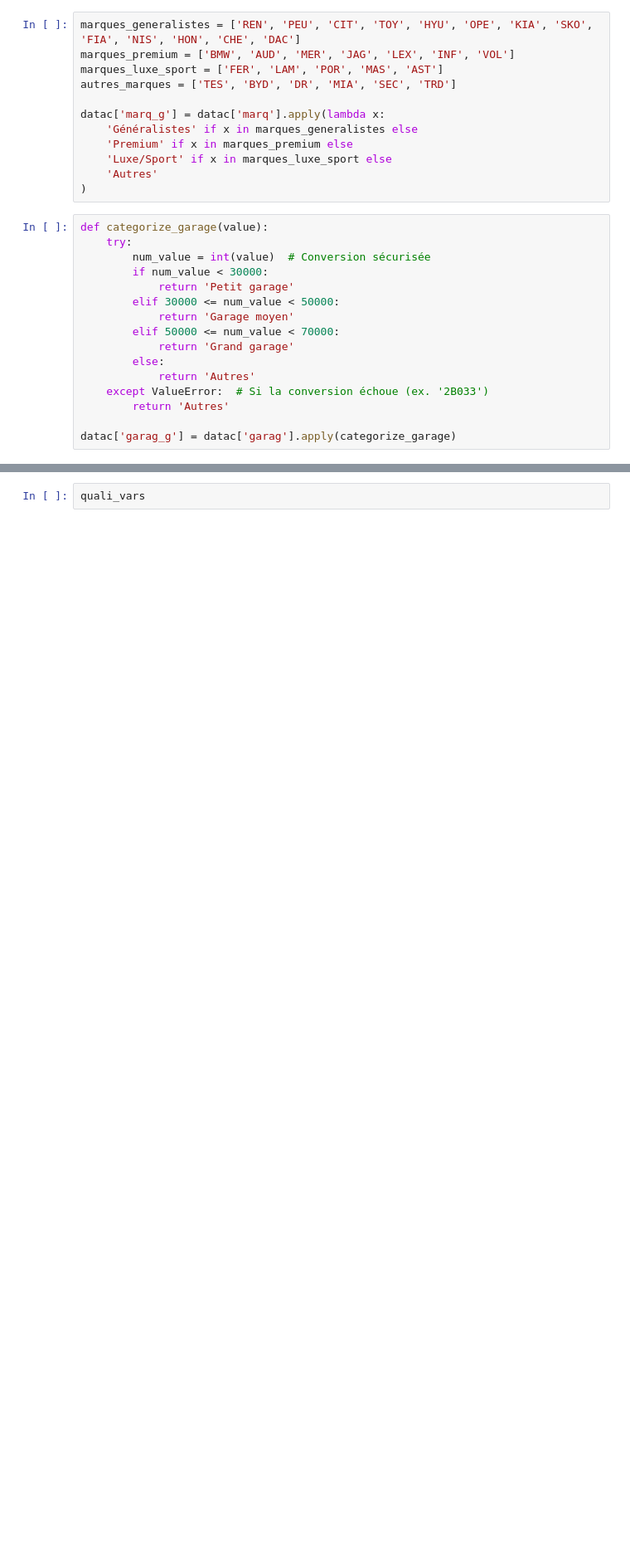
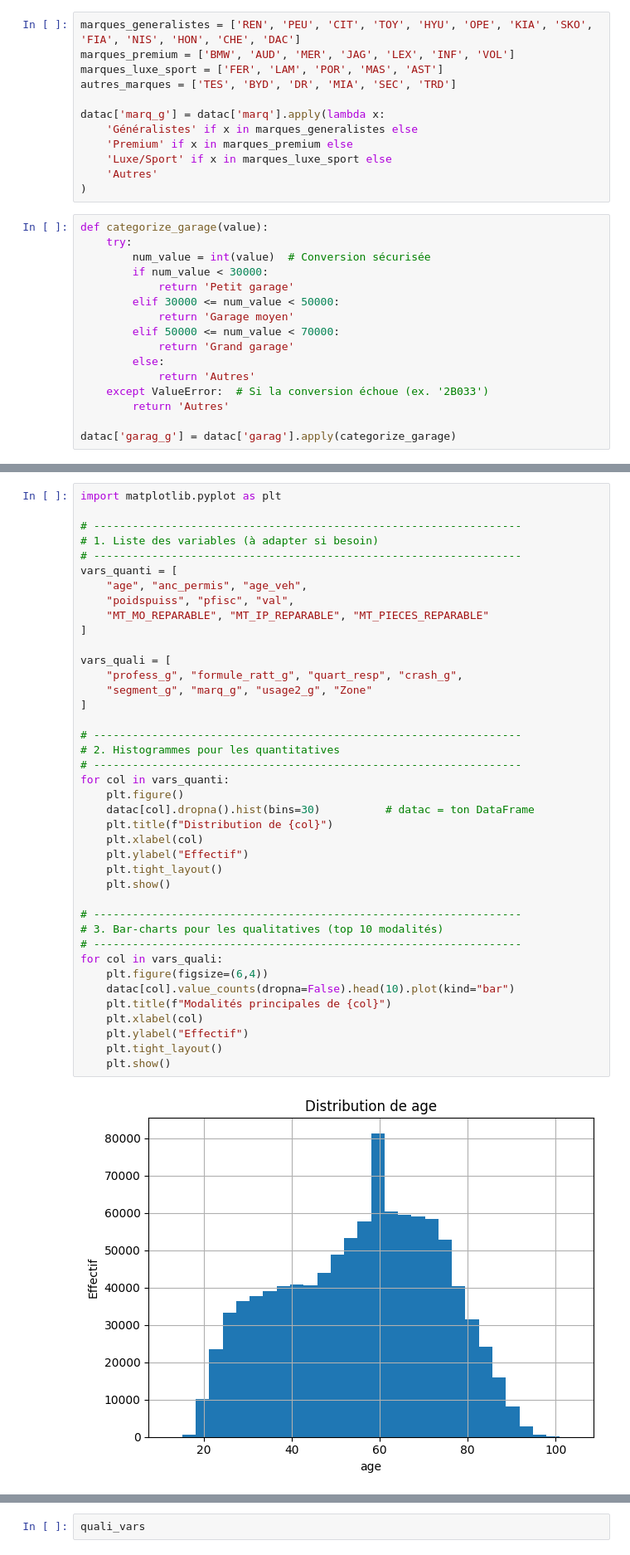
Before and after one commit to KUISSU/Exiom_Stage, a Jupyter notebook: Note_book/Recodage_variable.ipynb, the cells around one changed output, grey strips where cells are left out. Shown at 83% size. Cells and saved outputs as stored; diff of their text form; blank space fills up the shorter version.

```diff
--- a/Note_book/Recodage_variable.ipynb
+++ b/Note_book/Recodage_variable.ipynb
@@ -492,0 +553,42 @@ datac['garag_g'] = datac['garag'].apply(categorize_garage)
+# %%
+import matplotlib.pyplot as plt
+
+# ------------------------------------------------------------------
+# 1. Liste des variables (à adapter si besoin)
+# ------------------------------------------------------------------
+vars_quanti = [
+    "age", "anc_permis", "age_veh",
+    "poidspuiss", "pfisc", "val",
+    "MT_MO_REPARABLE", "MT_IP_REPARABLE", "MT_PIECES_REPARABLE"
+]
+
+vars_quali = [
+    "profess_g", "formule_ratt_g", "quart_resp", "crash_g",
+    "segment_g", "marq_g", "usage2_g", "Zone"
+]
+
+# ------------------------------------------------------------------
+# 2. Histogrammes pour les quantitatives
+# ------------------------------------------------------------------
+for col in vars_quanti:
+    plt.figure()
+    datac[col].dropna().hist(bins=30)          # datac = ton DataFrame
+    plt.title(f"Distribution de {col}")
+    plt.xlabel(col)
+    plt.ylabel("Effectif")
+    plt.tight_layout()
+    plt.show()
+
+# ------------------------------------------------------------------
+# 3. Bar-charts pour les qualitatives (top 10 modalités)
+# ------------------------------------------------------------------
+for col in vars_quali:
+    plt.figure(figsize=(6,4))
+    datac[col].value_counts(dropna=False).head(10).plot(kind="bar")
+    plt.title(f"Modalités principales de {col}")
+    plt.xlabel(col)
+    plt.ylabel("Effectif")
+    plt.tight_layout()
+    plt.show()
+# %% [output]
+[figure, added]
```
Also changed, not shown: parts of 2 cells of this notebook, 2 other files.
